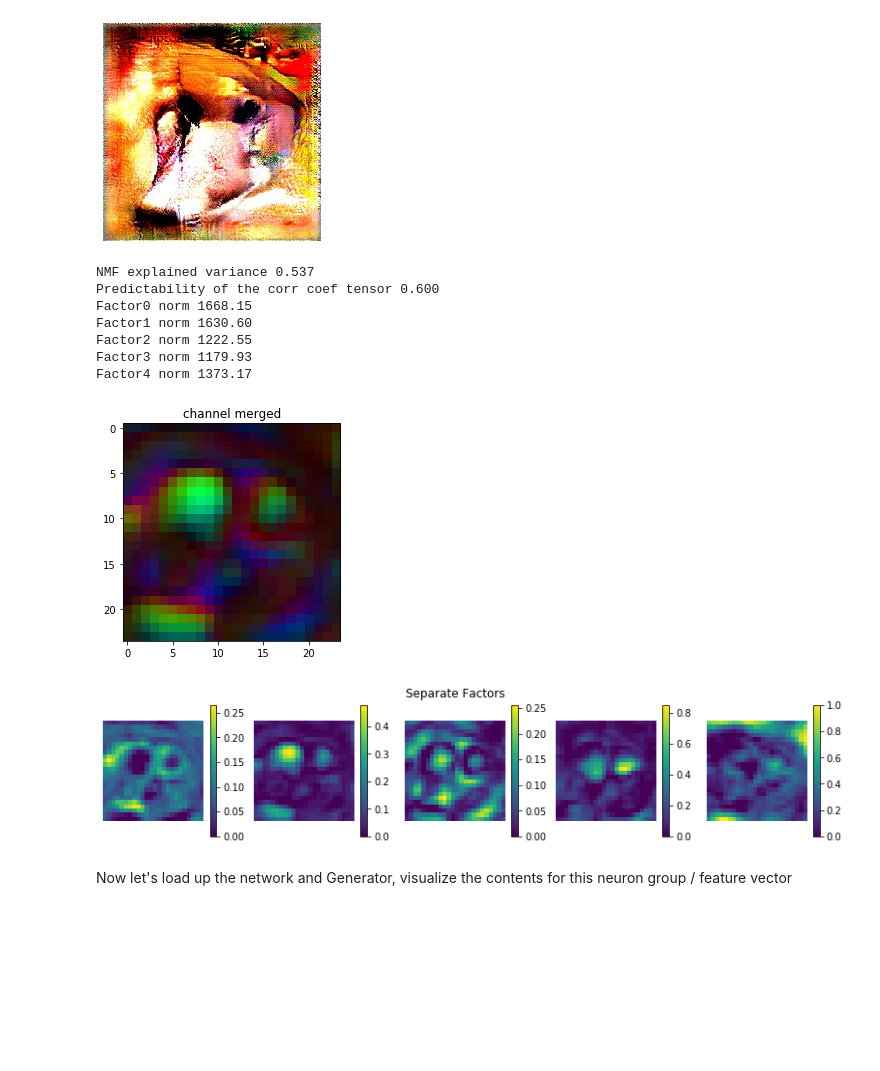
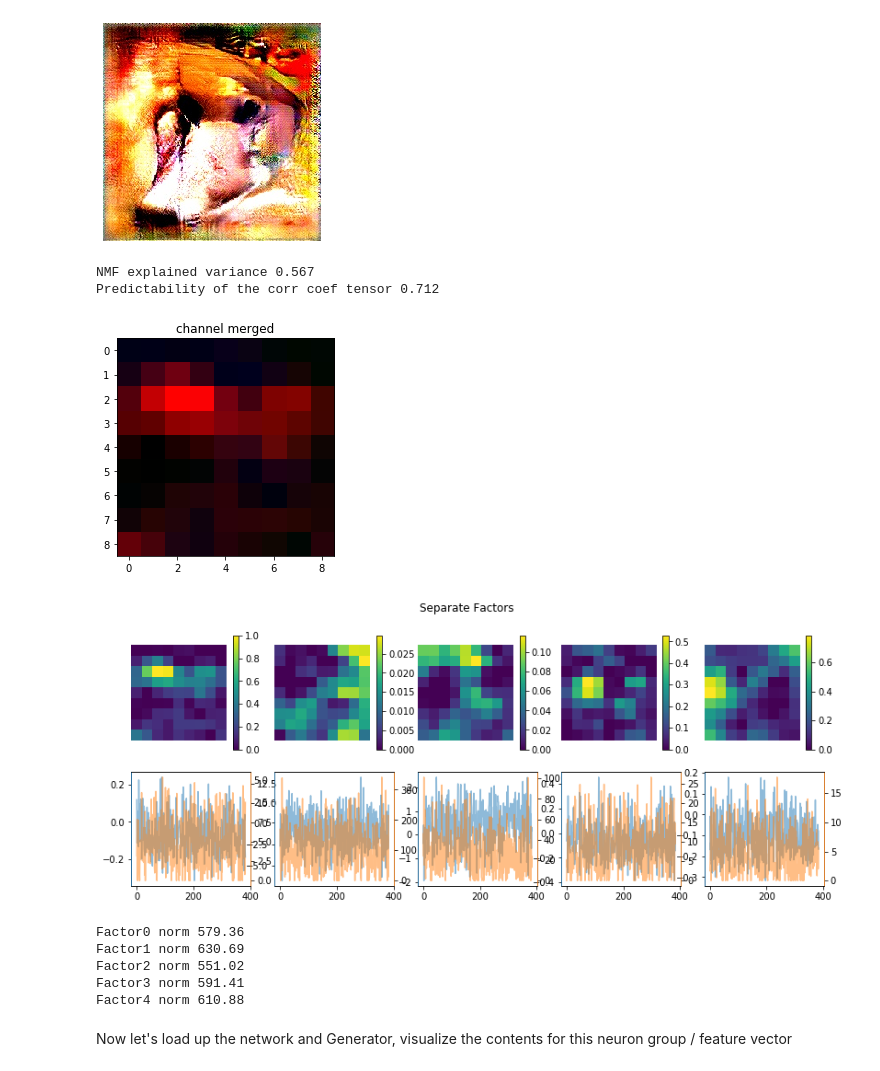
Before and after one commit to Animadversio/Visual_Neuron_Modelling, a Jupyter notebook: CorrFeatTsr_factor_analysis.ipynb, the cells around one changed output. Drawn from its saved outputs; the diff is of its cells as text; code cells hidden in the pictures; blank space fills up the shorter version.

```diff
--- a/CorrFeatTsr_factor_analysis.ipynb
+++ b/CorrFeatTsr_factor_analysis.ipynb
@@ -21,6 +21,12 @@ from os.path import join
 from sklearn.decomposition import NMF
 import matplotlib.pylab as plt
 from numpy.linalg import norm as npnorm
+
+from CorrFeatTsr_visualize import CorrFeatScore, corr_GAN_visualize, preprocess
+from GAN_utils import upconvGAN
+import torch
+from torchvision import models
+
 mat_path = r"E:\OneDrive - Washington University in St. Louis\Mat_Statistics"
 def show_img(img):
     plt.imshow(img)
@@ -40,7 +46,7 @@ def rectify_tsr(Ttsr, mode="abs", thr=(-5, 5)):
         raise ValueError
     return Ttsr_pp
 
-def tsr_factorize(Ttsr_pp, cctsr, bdr=2, Nfactor=3):
+def tsr_factorize(Ttsr_pp, cctsr, bdr=2, Nfactor=3, init="nndsvda", solver="cd"):
     C, H, W = Ttsr_pp.shape
     if bdr == 0:
         Tmat = Ttsr_pp.reshape(C, H*W)
@@ -49,27 +55,35 @@ def tsr_factorize(Ttsr_pp, cctsr, bdr=2, Nfactor=3):
         Tmat = Ttsr_pp[:, bdr:-bdr, bdr:-bdr].reshape(C, (H-2*bdr)*(W-2*bdr))
         ccmat = cctsr[:, bdr:-bdr, bdr:-bdr].reshape(C, (H-2*bdr)*(W-2*bdr))
     #%
-    nmfsolver = NMF(n_components=Nfactor, init="nndsvda", solver="cd")#mu
+    nmfsolver = NMF(n_components=Nfactor, init=init, solver=solver)#mu
     Hmat = nmfsolver.fit_transform(Tmat.T)
     Hmaps = Hmat.reshape([H-2*bdr, W-2*bdr, Nfactor])
     exp_var = 1-npnorm(Tmat.T-Hmat@nmfsolver.components_)/npnorm(Tmat)
+    Tcompon = nmfsolver.components_
     print("NMF explained variance %.3f"%exp_var)
     ccfactor = (ccmat @ np.linalg.pinv(Hmat).T )
     # ccfactor = (ccmat @ Hmat )
     reg_cc = np.corrcoef((ccfactor@Hmat.T).flatten(), ccmat.flatten())[0,1]
     print("Predictability of the corr coef tensor %.3f"%reg_cc)
-
+    # Visualize maps
     plt.imshow(Hmaps[:,:,:3] / Hmaps[:,:,:3].max())
     plt.title("channel merged")
     plt.show()
-    [figh, axs] = plt.subplots(1,Nfactor,figsize=[Nfactor*2.7, 2.5])
+    [figh, axs] = plt.subplots(2,Nfactor,figsize=[Nfactor*2.7, 5.0])
     for ci in range(Hmaps.shape[2]):
-        plt.sca(axs[ci])
+        plt.sca(axs[0,ci])
         plt.imshow(Hmaps[:,:,ci] / Hmaps.max())
         plt.axis("off")
         plt.colorbar()
+        plt.sca(axs[1,ci])
+        axs[1,ci].plot(ccfactor[:,ci], alpha=0.5)
+        ax2 = axs[1,ci].twinx()
+        ax2.plot(Tcompon.T[:,ci], color="C1", alpha=0.5)
+        ax2.spines['left'].set_color('C0')
+        ax2.spines['right'].set_color('C1')
     plt.suptitle("Separate Factors")
     plt.show()
+    # Calculate norm of diff factors
     featvecs = nmfsolver.components_
     fact_norms = []
     for i in range(Hmaps.shape[2]):
@@ -77,7 +91,7 @@ def tsr_factorize(Ttsr_pp, cctsr, bdr=2, Nfactor=3):
         matnorm = npnorm(rank1_mat, ord="fro")
         fact_norms.append(matnorm)
         print("Factor%d norm %.2f"%(i, matnorm))
-    return Hmat, Hmaps, nmfsolver.components_, ccfactor
+    return Hmat, Hmaps, Tcompon, ccfactor
 
 
 def torch_pearsonr(x, y):
@@ -103,8 +117,9 @@ def torch_pearsonr(x, y):
 # %%
 # Animal = "Beto"; Expi = 11
 Animal = "Beto"; Expi = 11
-
-corrDict = np.load(join("S:\corrFeatTsr","%s_Exp%d_Evol_nobdr_corrTsr.npz"%(Animal,Expi)), allow_pickle=True)#
+exp_suffix = "_nobdr_alex"
+netname = "alexnet"
+corrDict = np.load(join("S:\corrFeatTsr","%s_Exp%d_Evol%s_corrTsr.npz"%(Animal,Expi,exp_suffix)), allow_pickle=True)#
 cctsr_dict = corrDict.get("cctsr").item()
 Ttsr_dict = corrDict.get("Ttsr").item()
 
@@ -113,21 +128,22 @@ show_img(ReprStats[Expi-1].Manif.BestImg)
 # %% [output]
 [figure]
 # %%
-layer = "conv4_3"
+# layer = "conv4_3"
+layer = "conv3"
 bdr = 2
 Ttsr = Ttsr_dict[layer]
 cctsr = cctsr_dict[layer]
-Ttsr_pp = rectify_tsr(Ttsr, mode="abs")
+Ttsr_pp = rectify_tsr(Ttsr, "abs")#"mode="thresh", thr=(-5,5))
 Hmat, Hmaps, Tcomponents_, ccfactor = tsr_factorize(Ttsr_pp, cctsr, bdr=bdr, Nfactor=5)
 # %% [output]
-NMF explained variance 0.537
-Predictability of the corr coef tensor 0.600
-Factor0 norm 1668.15
-Factor1 norm 1630.60
-Factor2 norm 1222.55
-Factor3 norm 1179.93
-Factor4 norm 1373.17
+NMF explained variance 0.567
+Predictability of the corr coef tensor 0.712
-[figure, old version]
+[figure, new version]
-[figure, old version]
+[figure, new version]
+Factor0 norm 579.36
+Factor1 norm 630.69
+Factor2 norm 551.02
+Factor3 norm 591.41
+Factor4 norm 610.88
 # %% [markdown]
 Now let's load up the network and Generator, visualize the contents for this neuron group / feature vector
```
Also changed, not shown: parts of 16 cells of this notebook, 4 other files.
